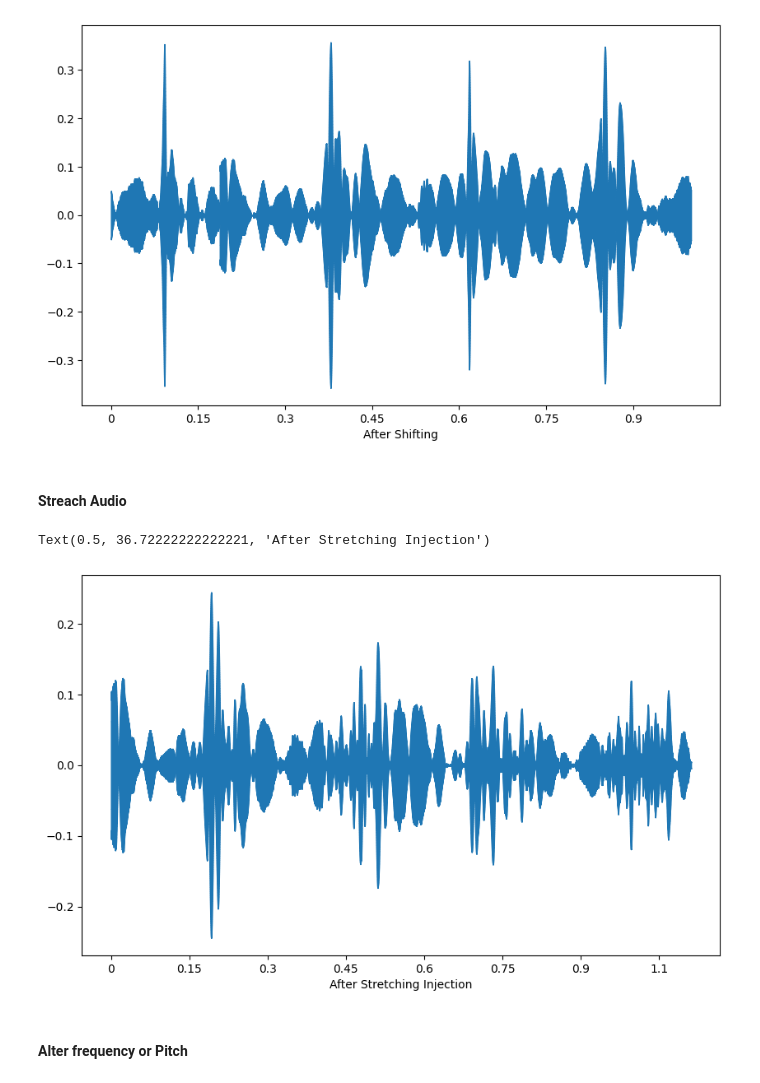
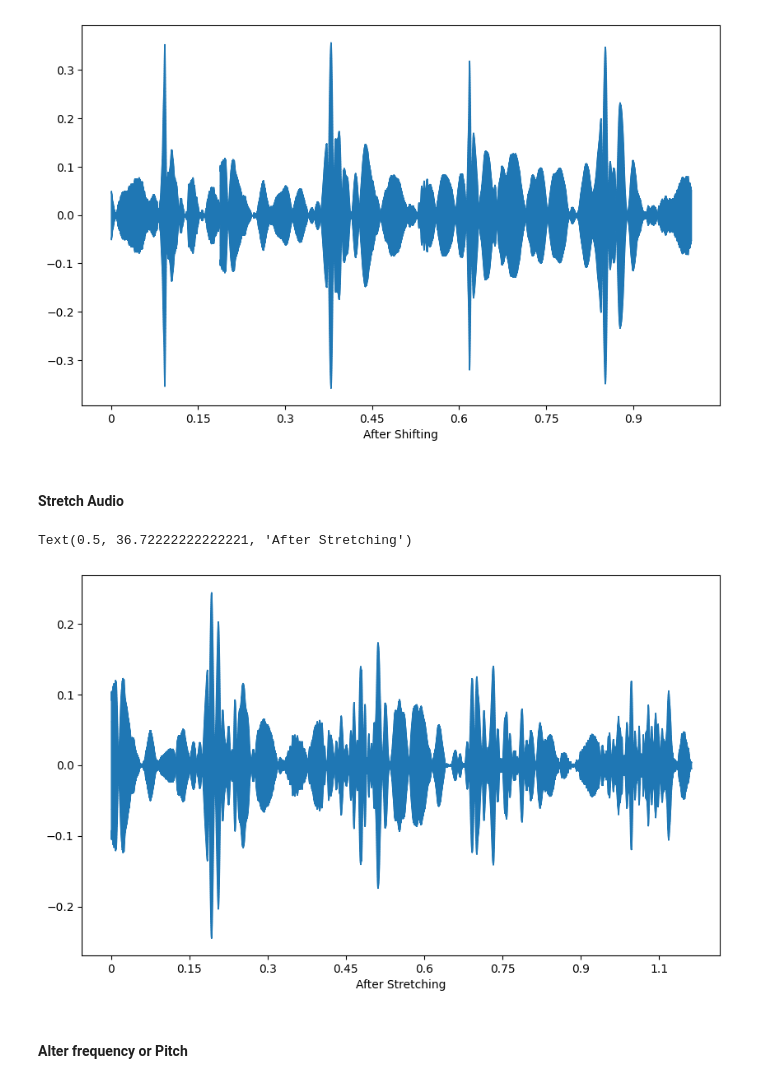
Before and after one commit to Ankit6174/Acoustic-Modeling-for-Pulmonary-Disease-Classification, a Jupyter notebook: Data Augmentation.ipynb, the cells around one changed output. Cells and saved outputs as stored; diff of their text form; code cells hidden in the pictures.

```diff
--- a/Data Augmentation.ipynb
+++ b/Data Augmentation.ipynb
@@ -52,17 +52,17 @@ plt.xlabel("After Shifting")
 Text(0.5, 36.72222222222221, 'After Shifting')
 [figure]
 # %% [markdown]
-#### Streach Audio
+#### Stretch Audio
 # %%
 rate = 0.9
 stretched_waveform = librosa.effects.time_stretch(waveform, rate=rate)
 
 plt.figure(figsize=(10, 6))
 librosa.display.waveshow(stretched_waveform, sr=sr)
-plt.xlabel("After Stretching Injection")
+plt.xlabel("After Stretching")
 # %% [output]
-Text(0.5, 36.72222222222221, 'After Stretching Injection')
+Text(0.5, 36.72222222222221, 'After Stretching')
-[figure, old version]
+[figure, new version]
 # %% [markdown]
 #### Alter frequency or Pitch
 # %%
```
Also changed, not shown: parts of 5 cells of this notebook.
